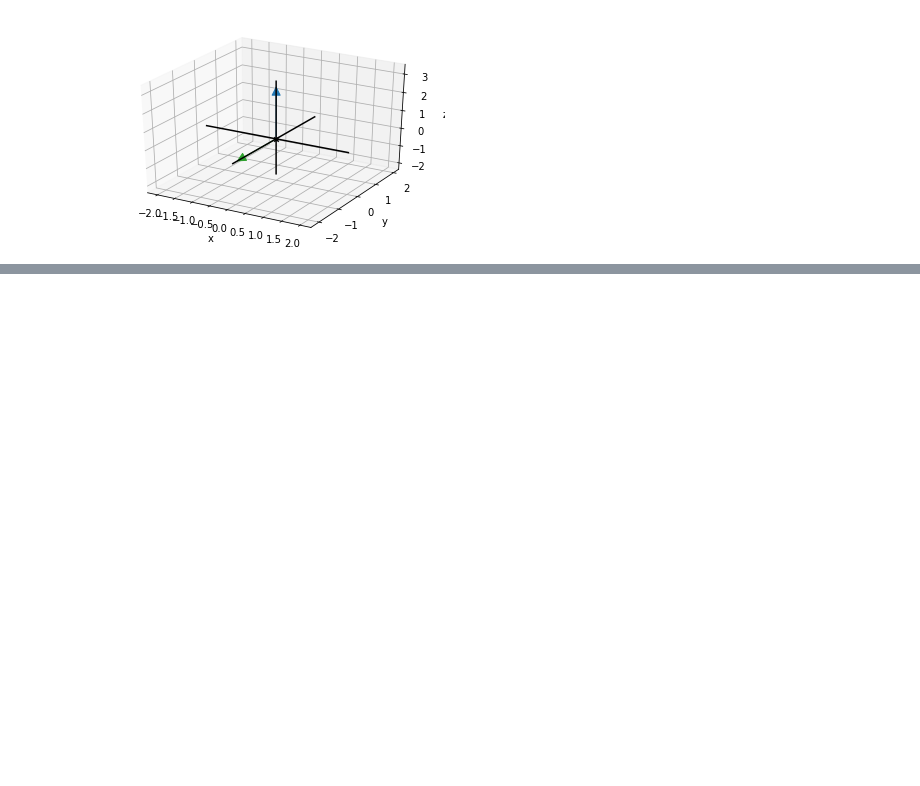
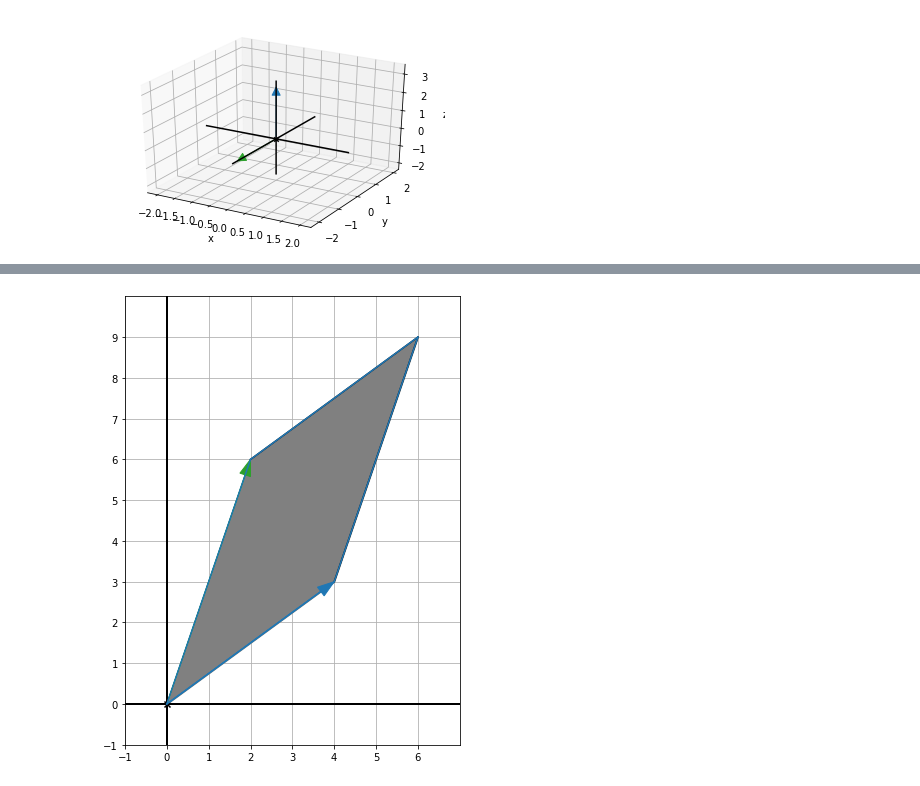
Before and after one commit to sergiofgonzalez/math-workbench, a Jupyter notebook: 02-the-3d-space/e01-vectors-3d-exercises/vectors-3d-exercises.ipynb, the cells around one changed output, grey strips where cells are left out. Cells and saved outputs as stored; diff of their text form; code cells hidden in the pictures; blank space fills up the shorter version.

```diff
--- a/02-the-3d-space/e01-vectors-3d-exercises/vectors-3d-exercises.ipynb
+++ b/02-the-3d-space/e01-vectors-3d-exercises/vectors-3d-exercises.ipynb
@@ -523,0 +558,14 @@ draw3d(
+# %%
+from draw2d import draw2d, Arrow2D, Segment2D, Polygon2D, blue, green, black, gray
+
+u = (4, 3)
+v = (2, 6)
+draw2d(
+    Arrow2D(u, color=blue),
+    Segment2D(add(u, v), u, color=black),
+    Arrow2D(v, color=green),
+    Segment2D(add(u, v), v, color=black),
+    Polygon2D((0, 0), u, add(u, v), v, fill=gray)
+)
+# %% [output]
+[figure, added]
```
Also changed, not shown: parts of 6 cells of this notebook, 3 other files.
